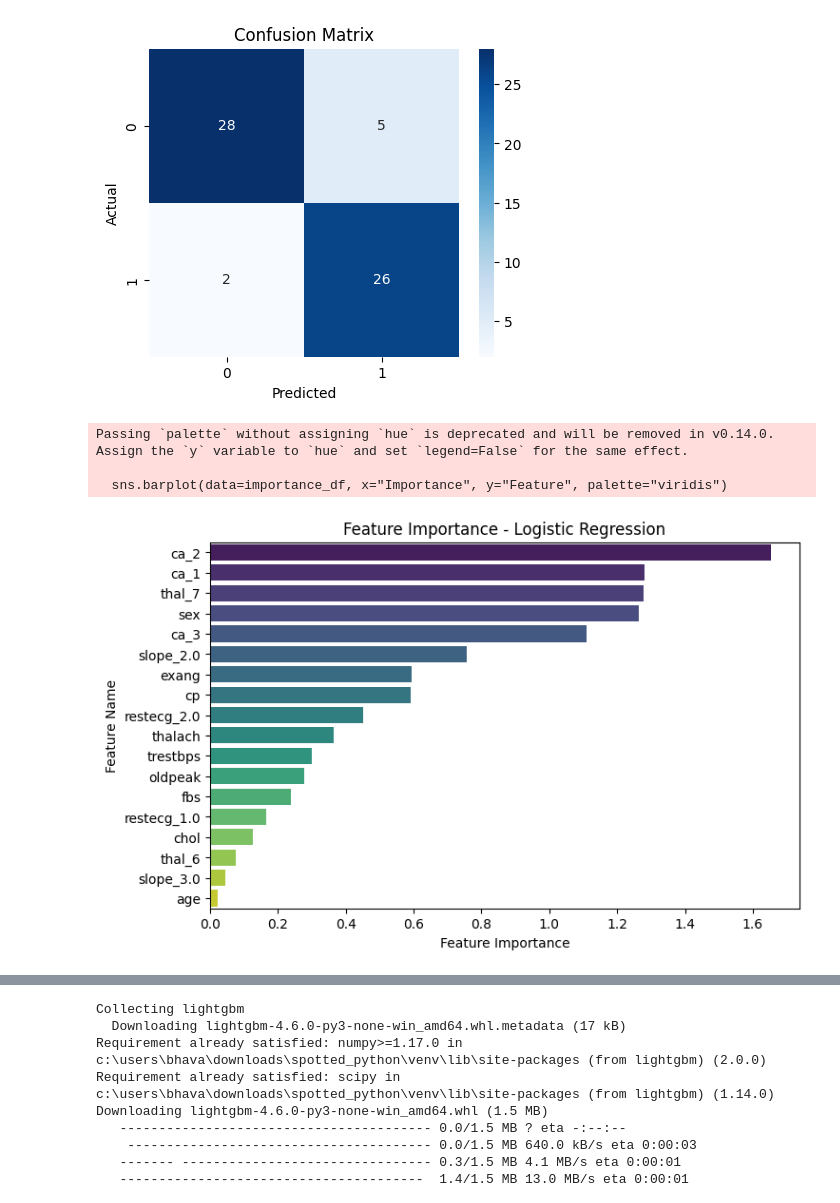
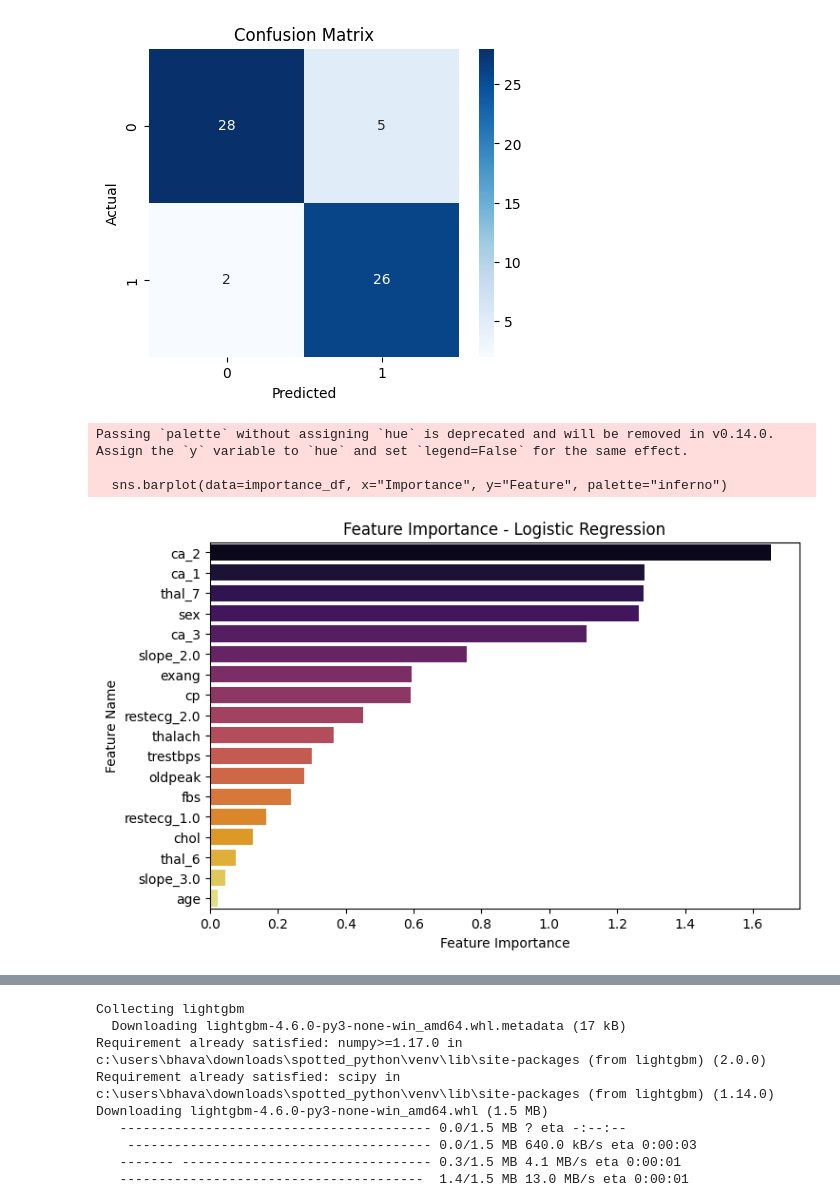
Before and after one commit to Bhavana-GB/heart-disease-prediction, a Jupyter notebook: notebooks/eda_and_modelling.ipynb, the cells around one changed output, grey strips where cells are left out. Saved outputs shown, nothing was run; the diff lists cells and outputs as text; code cells hidden in the pictures.

```diff
--- a/notebooks/eda_and_modelling.ipynb
+++ b/notebooks/eda_and_modelling.ipynb
@@ -500,25 +509,23 @@ Classification Report:
 weighted avg       0.89      0.89      0.89        61
 [figure]
 # %%
-# Get absolute mean importance across all classes
+#absolute mean importance across all classes
 feature_importance = np.mean(np.abs(model.coef_), axis=0)
 
-# Create DataFrame
 importance_df = pd.DataFrame({"Feature": X.columns, "Importance": feature_importance})
 importance_df = importance_df.sort_values(by="Importance", ascending=False)
 
-# Plot feature importance
 plt.figure(figsize=(8,5))
-sns.barplot(data=importance_df, x="Importance", y="Feature", palette="viridis")
+sns.barplot(data=importance_df, x="Importance", y="Feature", palette="inferno")
 plt.xlabel("Feature Importance")
 plt.ylabel("Feature Name")
 plt.title("Feature Importance - Logistic Regression")
 plt.show()
 # %% [output]
 Passing `palette` without assigning `hue` is deprecated and will be removed in v0.14.0. Assign the `y` variable to `hue` and set `legend=False` for the same effect.
 
-  sns.barplot(data=importance_df, x="Importance", y="Feature", palette="viridis")
+  sns.barplot(data=importance_df, x="Importance", y="Feature", palette="inferno")
-[figure, old version]
+[figure, new version]
 # %%
 df1 = df.drop(columns = ['chol'])
 # %%
```
Also changed, not shown: parts of 30 cells of this notebook, 8 other files.
